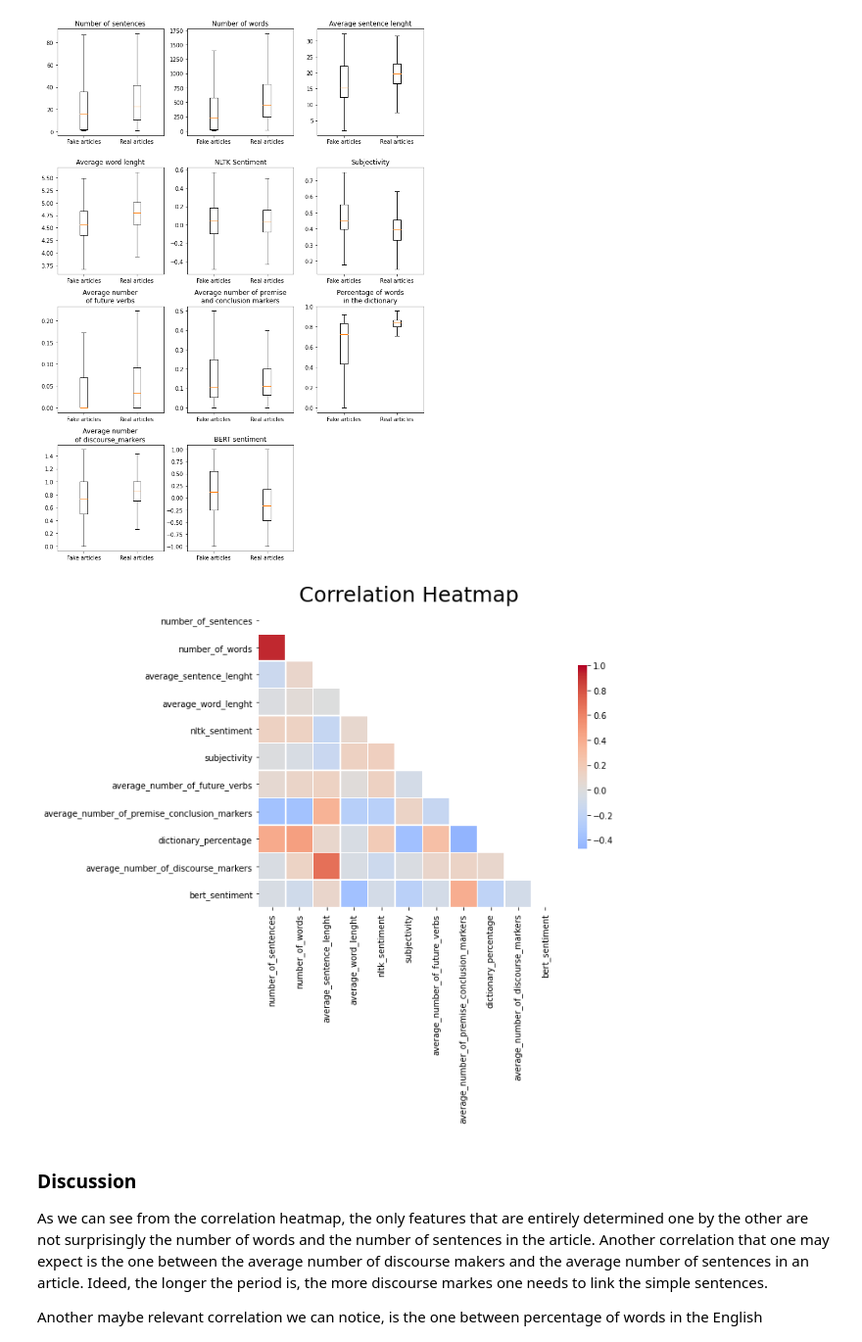
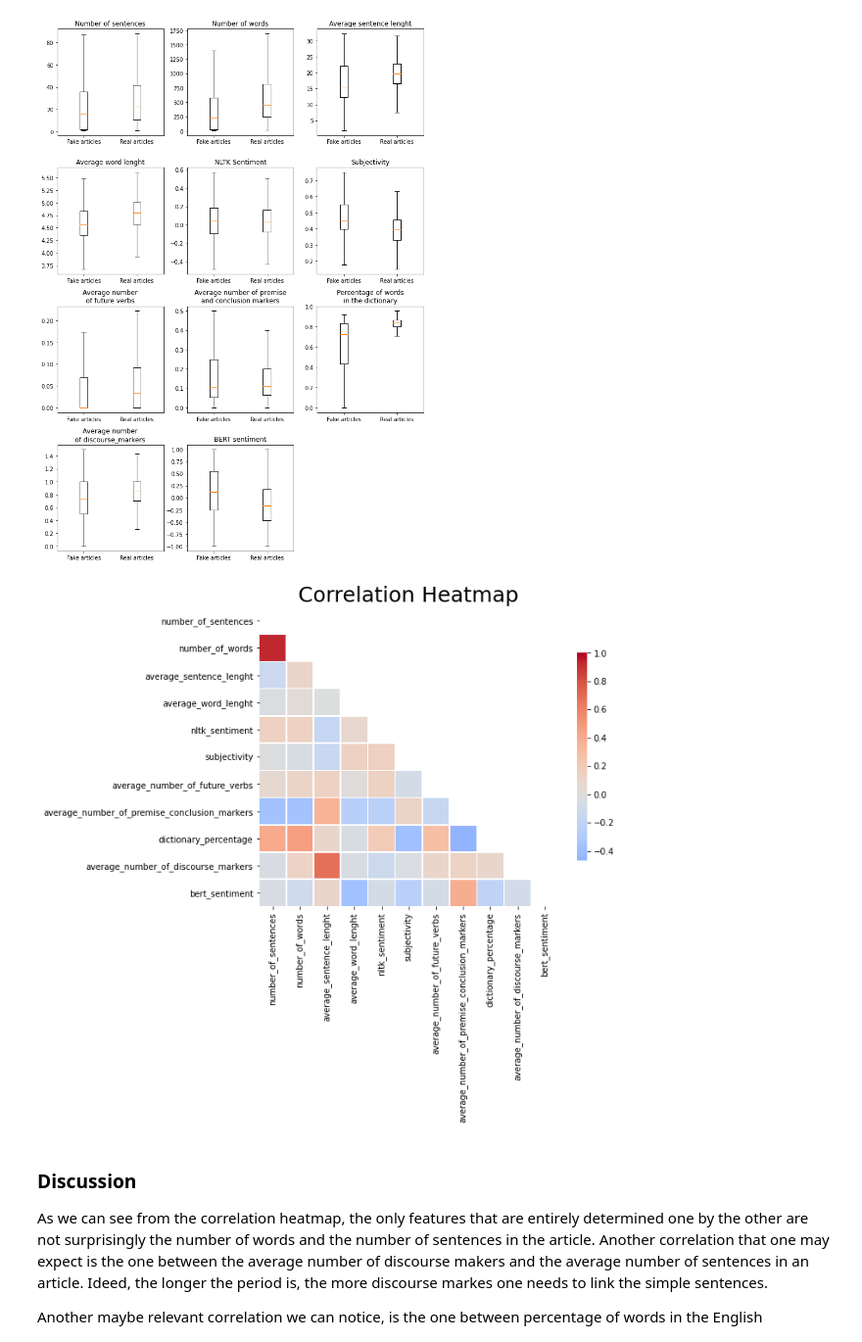
Before and after one commit to oraziorillo/FakeNewsDetection, a Jupyter notebook: paper_extension.ipynb, the cells around one changed output. Shown at 98% size. Drawn from its saved outputs; the diff is of its cells as text; code cells hidden in the pictures.

```diff
--- a/paper_extension.ipynb
+++ b/paper_extension.ipynb
@@ -423,26 +403,27 @@ labels = ['Label']
 # %%
 # Computing the Correlation Matrix
 corr = data[features].corr()
 
 # Generate a mask for the upper triangle
 mask = np.triu(np.ones_like(corr, dtype=np.bool))
 
 # Set up the matplotlib figure
-f, ax = plt.subplots(figsize=(8, 8));
+f, ax = plt.subplots(figsize=(10, 10));
 
 # Generate a custom diverging colormap
 cmap = sns.diverging_palette(0, 15, as_cmap=True, s = 90, l = 45, n = 5)
 
 # Draw the heatmap with the mask and correct aspect ratio
 sns.heatmap(corr, mask=mask, cmap='coolwarm', vmax=1.0, center=0,
             square=True, linewidths=.5, cbar_kws={"shrink": .5})
 
 plt.title('Correlation Heatmap', fontsize = 25)
 plt.xticks(fontsize = 10)
 plt.yticks(fontsize = 10);
-plt.savefig("figures/corr_heatmap.jpg")
+plt.tight_layout()
+plt.savefig("figures/corr_heatmap.eps", format='eps')
 # %% [output]
-[figure, old version]
+[figure, new version]
 # %% [markdown]
 ### Discussion
 As we can see from the correlation heatmap, the only features that are entirely determined one by the other are not surprisingly the number of words and the number of sentences in the article. Another correlation that one may expect is the one between the average number of discourse makers and the average number of sentences in an article. Ideed, the longer the period is, the more discourse markes one needs to link the simple sentences.
```
Also changed, not shown: parts of 7 cells of this notebook, 1 other file.
